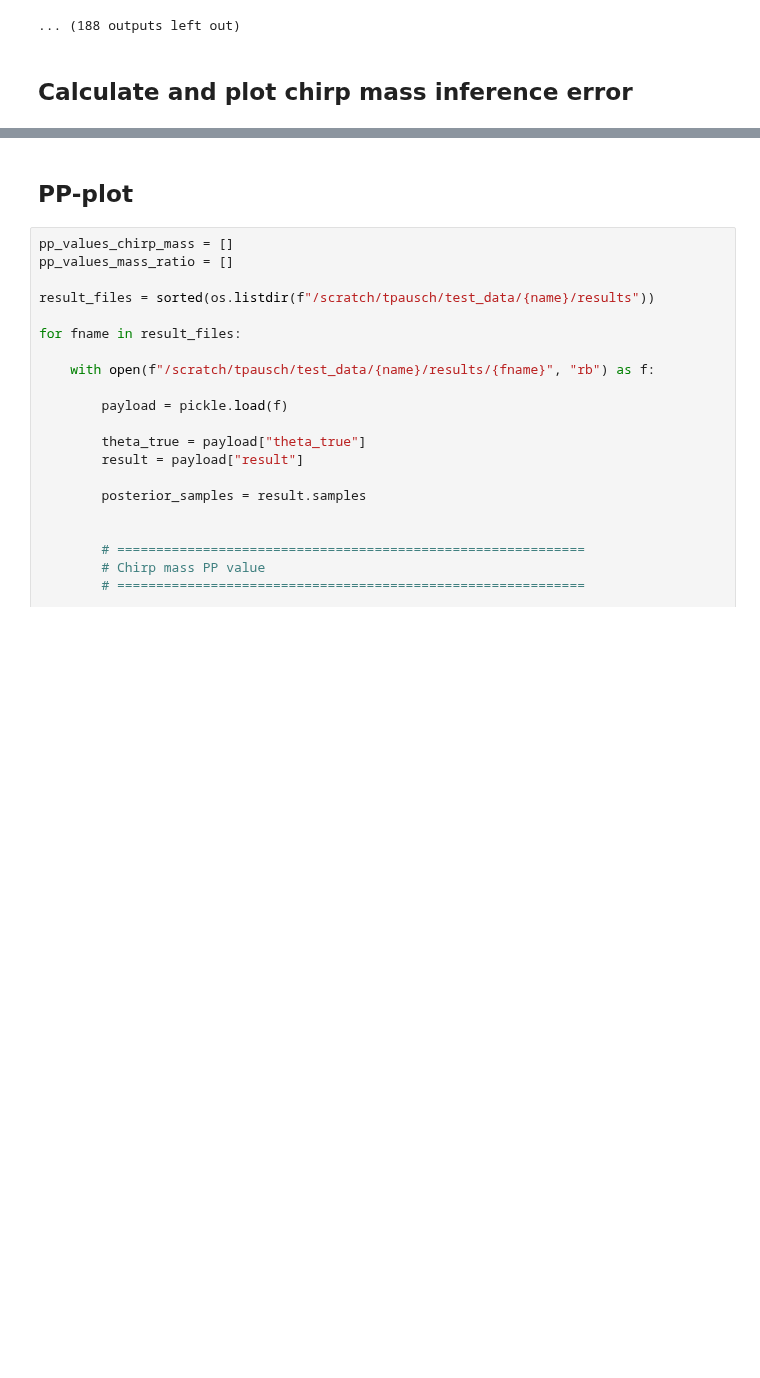
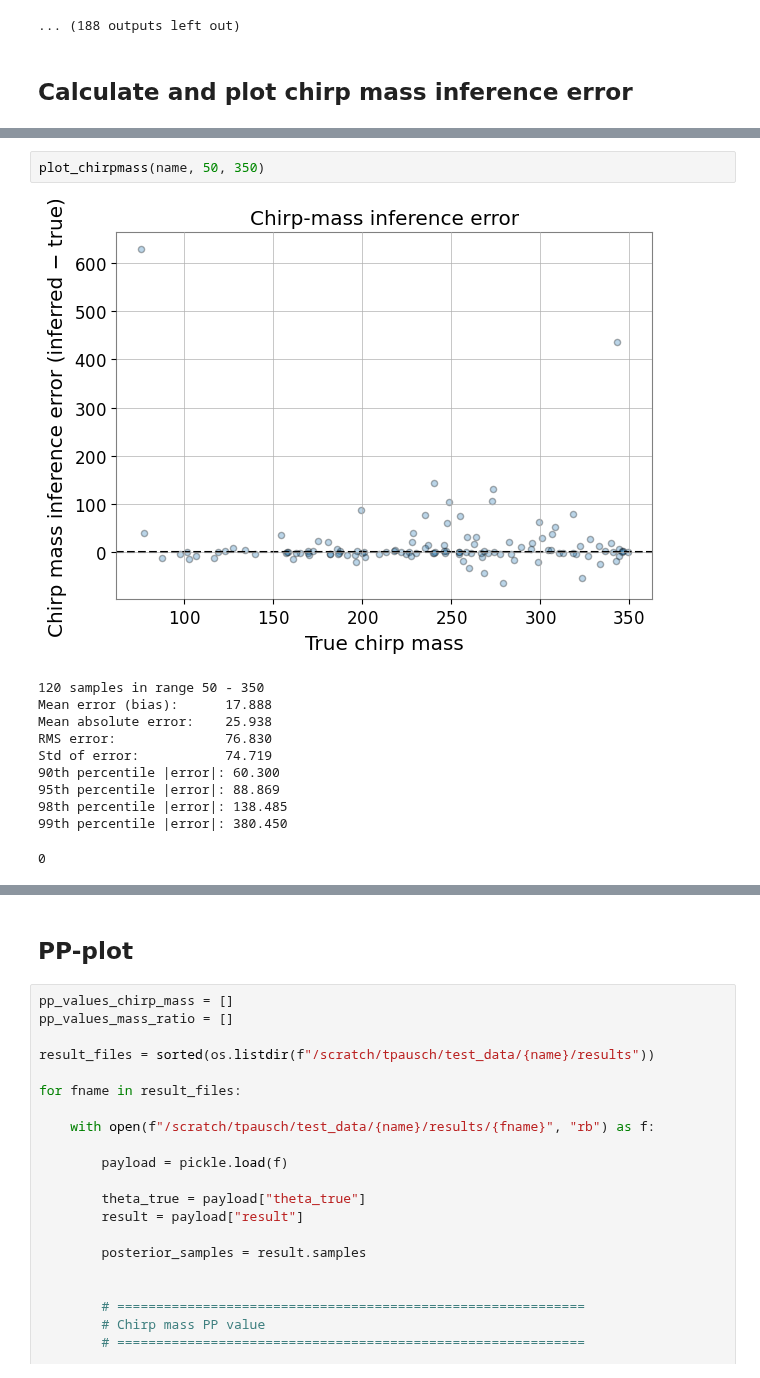
Before and after one commit to Massegolem/ET-Dingo, a Jupyter notebook: MUSICA/model_test_stage1_2_epoch400.ipynb, the cells around one changed output, grey strips where cells are left out. Drawn from its saved outputs; the diff is of its cells as text; blank space fills up the shorter version.

```diff
--- a/MUSICA/model_test_stage1_2_epoch400.ipynb
+++ b/MUSICA/model_test_stage1_2_epoch400.ipynb
@@ -714,0 +348,14 @@ Std of error:           71.542
+# %%
+plot_chirpmass(name, 50, 350)
+# %% [output]
+[figure, added]
+120 samples in range 50 - 350
+Mean error (bias):      17.888
+Mean absolute error:    25.938
+RMS error:              76.830
+Std of error:           74.719
+90th percentile |error|: 60.300
+95th percentile |error|: 88.869
+98th percentile |error|: 138.485
+99th percentile |error|: 380.450
+0
```
Also changed, not shown: parts of 10 cells of this notebook, 2 other files.
